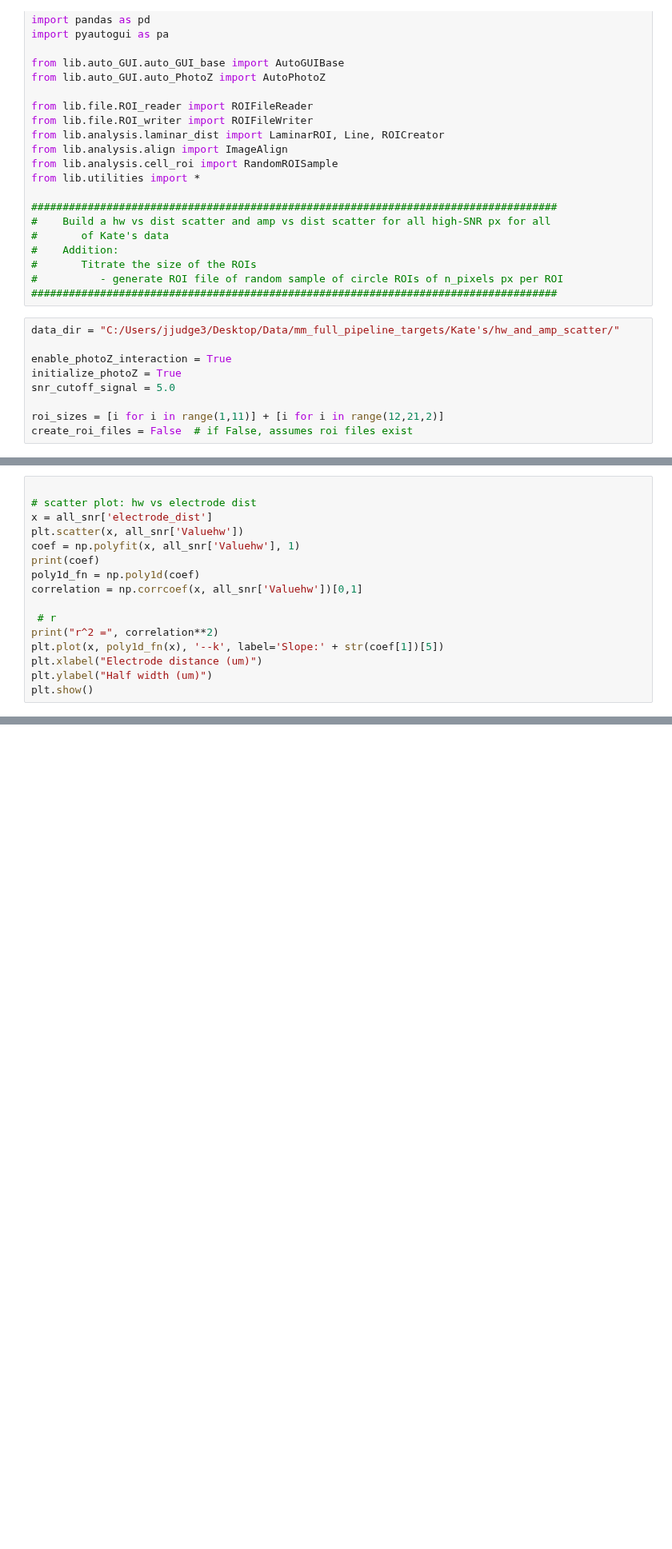
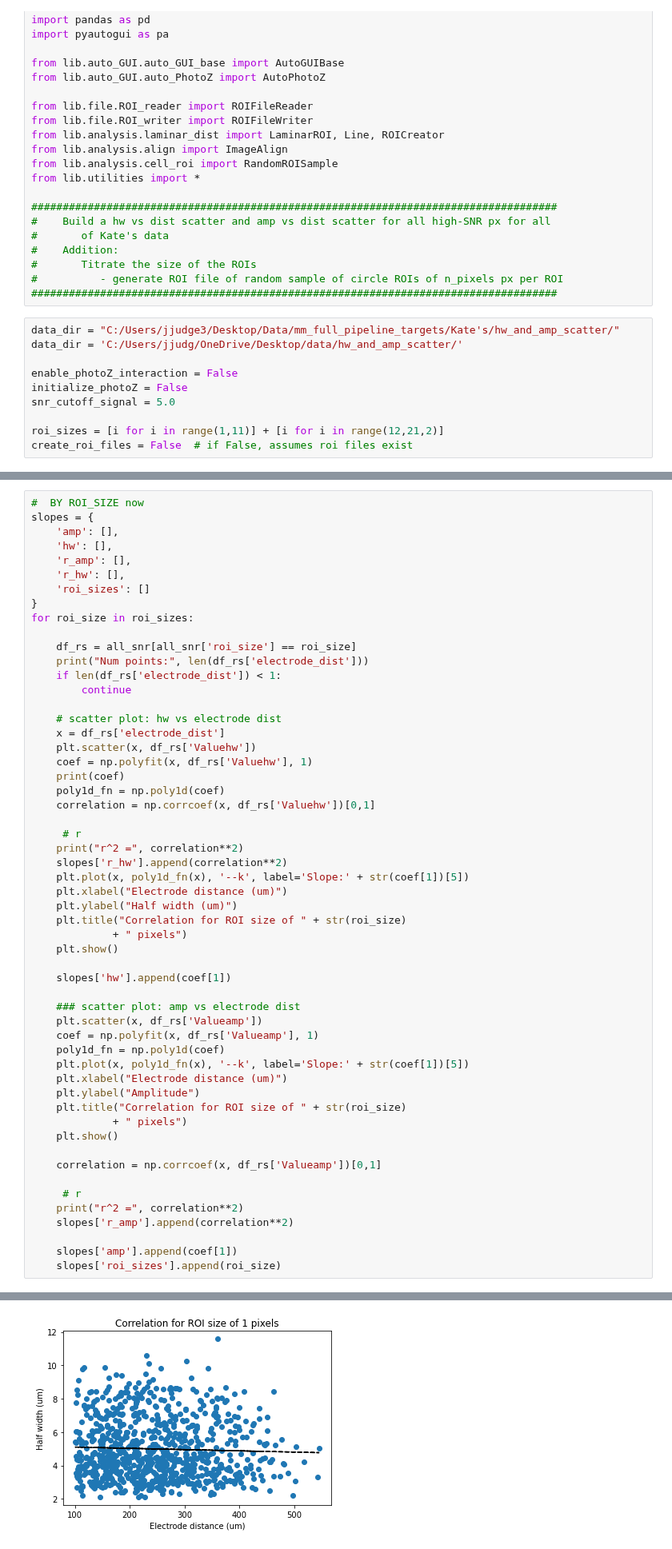
Before and after one commit to john-judge/TSM-to-ZDA, a Jupyter notebook: titrate_hw_amp_vs_dist.ipynb, the cells around one changed output, grey strips where cells are left out. Shown at 80% size. Cells and saved outputs as stored; diff of their text form; blank space fills up the shorter version.

```diff
--- a/titrate_hw_amp_vs_dist.ipynb
+++ b/titrate_hw_amp_vs_dist.ipynb
@@ -26,9 +26,10 @@ from lib.utilities import *
 ####################################################################################
 # %%
 data_dir = "C:/Users/jjudge3/Desktop/Data/mm_full_pipeline_targets/Kate's/hw_and_amp_scatter/"
+data_dir = 'C:/Users/jjudg/OneDrive/Desktop/data/hw_and_amp_scatter/'
 
-enable_photoZ_interaction = True
-initialize_photoZ = True
+enable_photoZ_interaction = False
+initialize_photoZ = False
 snr_cutoff_signal = 5.0
 
 roi_sizes = [i for i in range(1,11)] + [i for i in range(12,21,2)]
@@ -174,16 +246,56 @@ all_snr
 # %%
+#  BY ROI_SIZE now
+slopes = {
+    'amp': [],
+    'hw': [],
+    'r_amp': [],
+    'r_hw': [],
+    'roi_sizes': []
+}
+for roi_size in roi_sizes:
 
-# scatter plot: hw vs electrode dist
-x = all_snr['electrode_dist']
-plt.scatter(x, all_snr['Valuehw'])
-coef = np.polyfit(x, all_snr['Valuehw'], 1)
-print(coef)
-poly1d_fn = np.poly1d(coef)
-correlation = np.corrcoef(x, all_snr['Valuehw'])[0,1]
+    df_rs = all_snr[all_snr['roi_size'] == roi_size]
+    print("Num points:", len(df_rs['electrode_dist']))
+    if len(df_rs['electrode_dist']) < 1:
+        continue
 
- # r
-print("r^2 =", correlation**2)
-plt.plot(x, poly1d_fn(x), '--k', label='Slope:' + str(coef[1])[5])
-plt.xlabel("Electrode distance (um)")
-plt.ylabel("Half width (um)")
-plt.show()
+    # scatter plot: hw vs electrode dist
+    x = df_rs['electrode_dist']
+    plt.scatter(x, df_rs['Valuehw'])
+    coef = np.polyfit(x, df_rs['Valuehw'], 1)
+    print(coef)
+    poly1d_fn = np.poly1d(coef)
+    correlation = np.corrcoef(x, df_rs['Valuehw'])[0,1]
+
+     # r
+    print("r^2 =", correlation**2)
+    slopes['r_hw'].append(correlation**2)
+    plt.plot(x, poly1d_fn(x), '--k', label='Slope:' + str(coef[1])[5])
+    plt.xlabel("Electrode distance (um)")
+    plt.ylabel("Half width (um)")
+    plt.title("Correlation for ROI size of " + str(roi_size)
+             + " pixels")
+    plt.show()
+
+    slopes['hw'].append(coef[1])
+
+    ### scatter plot: amp vs electrode dist
+    plt.scatter(x, df_rs['Valueamp'])
+    coef = np.polyfit(x, df_rs['Valueamp'], 1)
+    poly1d_fn = np.poly1d(coef)
+    plt.plot(x, poly1d_fn(x), '--k', label='Slope:' + str(coef[1])[5])
+    plt.xlabel("Electrode distance (um)")
+    plt.ylabel("Amplitude")
+    plt.title("Correlation for ROI size of " + str(roi_size)
+             + " pixels")
+    plt.show()
+
+    correlation = np.corrcoef(x, df_rs['Valueamp'])[0,1]
+
+     # r
+    print("r^2 =", correlation**2)
+    slopes['r_amp'].append(correlation**2)
+
+    slopes['amp'].append(coef[1])
+    slopes['roi_sizes'].append(roi_size)
+# %% [output]
@@ -189,0 +305 @@ plt.show()
+[figure, added]
```
Also changed, not shown: parts of 7 cells of this notebook, 4 other files.
